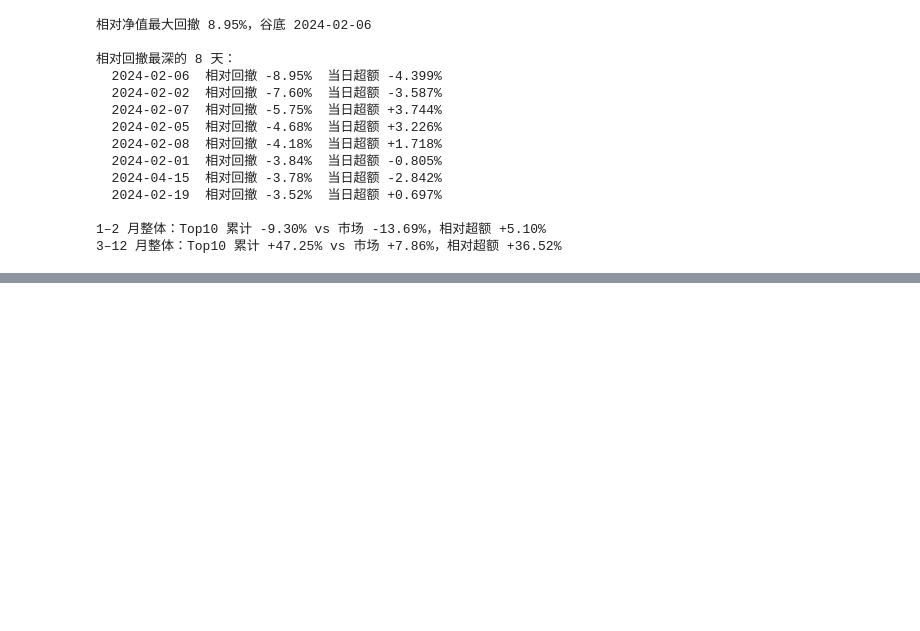
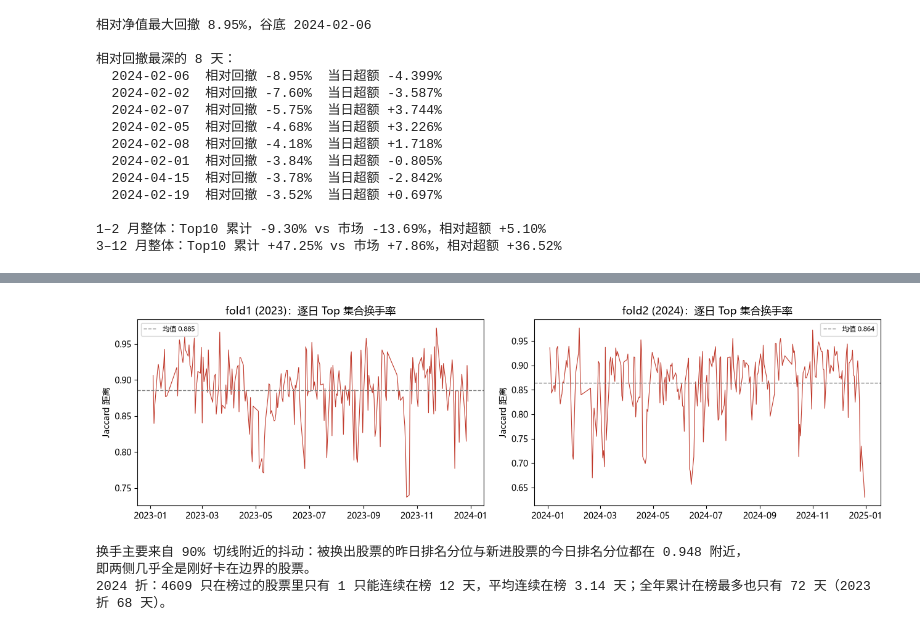
Before and after one commit to xxawa66/fintech, a Jupyter notebook: notebooks/04_result_visualization.ipynb, the cells around one changed output, grey strips where cells are left out. Cells and saved outputs as stored; diff of their text form; code cells hidden in the pictures; blank space fills up the shorter version.

```diff
--- a/notebooks/04_result_visualization.ipynb
+++ b/notebooks/04_result_visualization.ipynb
@@ -388,0 +400,20 @@ print(f"3–12 月整体：Top10 累计 {r_top3:+.2%} vs 市场 {r_mkt3:+.2%}，
+# %%
+import sys
+sys.path.insert(0, str(ROOT))
+
+from src.evaluation.backtest import load_scored
+from src.evaluation.official_eval import evaluate_frame
+from src.evaluation.turnover import (
+    DEFAULT_ALPHAS, DEFAULT_KEEP_QS, band_scores, scan_alphas, scan_bands, smooth_scores)
+
+FOLDS = {
+    "fold1 (2023)": dict(pred=ROOT / "outputs" / "predictions" / "E002_baseline_fold1" / "valid_2023.csv",
+                         labels=ROOT / "outputs" / "metrics" / "E002_baseline_fold1" / "validation_labels.csv"),
+    "fold2 (2024)": dict(pred=ROOT / "outputs" / "predictions" / "E001_baseline_repeat" / "valid_2024.csv",
+                         labels=ROOT / "outputs" / "metrics" / "E001_baseline_repeat" / "validation_labels.csv"),
+}
+scored = {k: load_scored(v["pred"], v["labels"]) for k, v in FOLDS.items()}
+base = {k: evaluate_frame(s) for k, s in scored.items()}
+for k, m in base.items():
+    print(f"{k}: IC {m['ic_mean']:.6f} / 超额 {m['annual_excess']:.6f} / "
+          f"换手 {m['mean_turnover']:.6f} / final {m['final_score']:.10f}")
@@ -388,0 +477,21 @@ print(f"3–12 月整体：Top10 累计 {r_top3:+.2%} vs 市场 {r_mkt3:+.2%}，
+# %%
+fig, axes = plt.subplots(1, 2, figsize=(13, 3.8))
+for ax, (name, ser) in zip(axes, turn_series.items()):
+    ax.plot(ser.index, ser.values, lw=0.8, color="#c0392b")
+    ax.axhline(ser.mean(), ls="--", lw=1, color="gray", label=f"均值 {ser.mean():.3f}")
+    ax.set_title(f"{name}：逐日 Top 集合换手率")
+    ax.set_ylabel("Jaccard 距离")
+    ax.legend(fontsize=8)
+fig.tight_layout()
+fig.savefig(FIG_DIR / "turnover_daily_baseline.png", dpi=150)
+plt.show()
+
+print("换手主要来自 90% 切线附近的抖动：被换出股票的昨日排名分位与新进股票的今日排名分位都在 0.948 附近，")
+print("即两侧几乎全是刚好卡在边界的股票。")
+print("2024 折：4609 只在榜过的股票里只有 1 只能连续在榜 12 天，平均连续在榜 3.14 天；"
+      "全年累计在榜最多也只有 72 天（2023 折 68 天）。")
+# %% [output]
+[figure, added]
+换手主要来自 90% 切线附近的抖动：被换出股票的昨日排名分位与新进股票的今日排名分位都在 0.948 附近，
+即两侧几乎全是刚好卡在边界的股票。
+2024 折：4609 只在榜过的股票里只有 1 只能连续在榜 12 天，平均连续在榜 3.14 天；全年累计在榜最多也只有 72 天（2023 折 68 天）。
```
Also changed, not shown: parts of 15 cells of this notebook, 4 other files.
